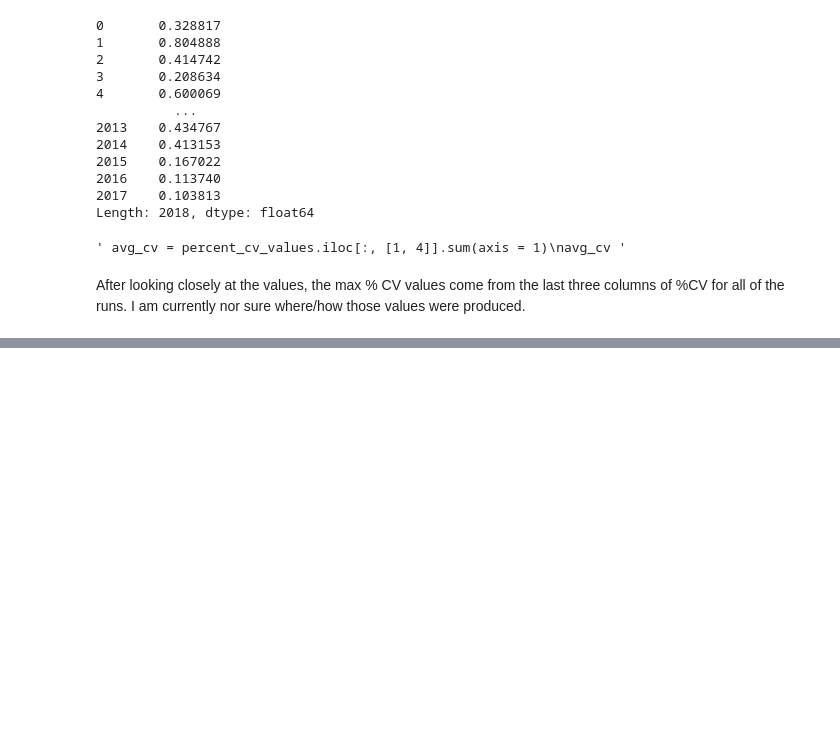
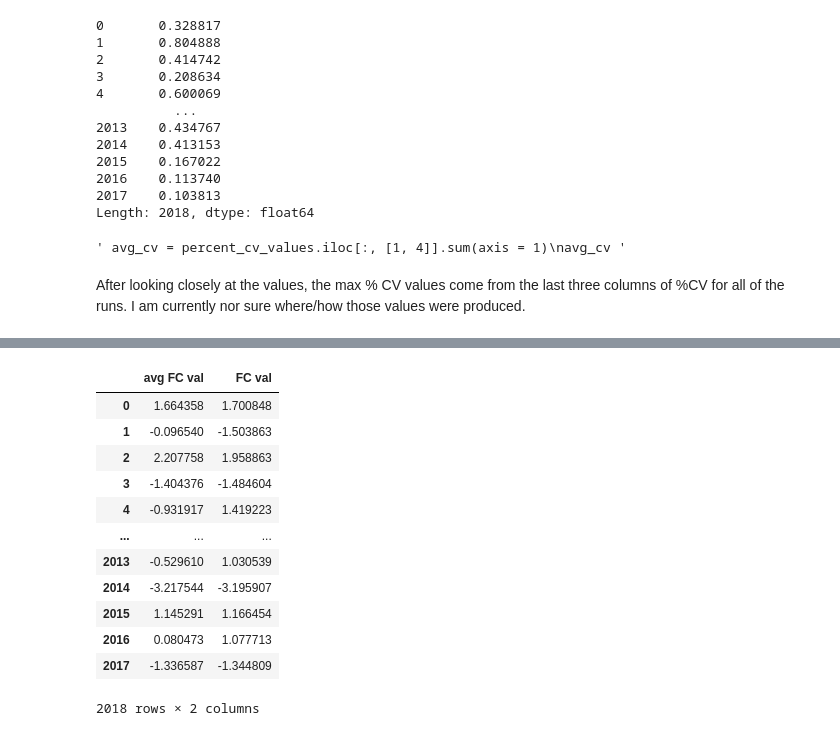
Before and after one commit to KyraGriffin/bmsip_internship_seta, a Jupyter notebook: data_exploration.ipynb, the cells around one changed output, grey strips where cells are left out. Drawn from its saved outputs; the diff is of its cells as text; code cells hidden in the pictures; blank space fills up the shorter version.

```diff
--- a/data_exploration.ipynb
+++ b/data_exploration.ipynb
@@ -228,0 +248,19 @@ After looking closely at the values, the max % CV values come from the last thre
+# %%
+s2vs1 = pd.DataFrame()
+s2vs1['avg FC val'] = norm_FC_values.iloc[: , [0, 3]].mean(axis=1)
+s2vs1["FC val"] = norm_FC_values.iloc[: , 6]
+s2vs1
+# %% [output]
+|  | avg FC val | FC val |
+| 0 | 1.664358 | 1.700848 |
+| 1 | -0.096540 | -1.503863 |
+| 2 | 2.207758 | 1.958863 |
+| 3 | -1.404376 | -1.484604 |
+| 4 | -0.931917 | 1.419223 |
+| ... | ... | ... |
+| 2013 | -0.529610 | 1.030539 |
+| 2014 | -3.217544 | -3.195907 |
+| 2015 | 1.145291 | 1.166454 |
+| 2016 | 0.080473 | 1.077713 |
+| 2017 | -1.336587 | -1.344809 |
+2018 rows × 2 columns
```
Also changed, not shown: parts of 6 cells of this notebook.
